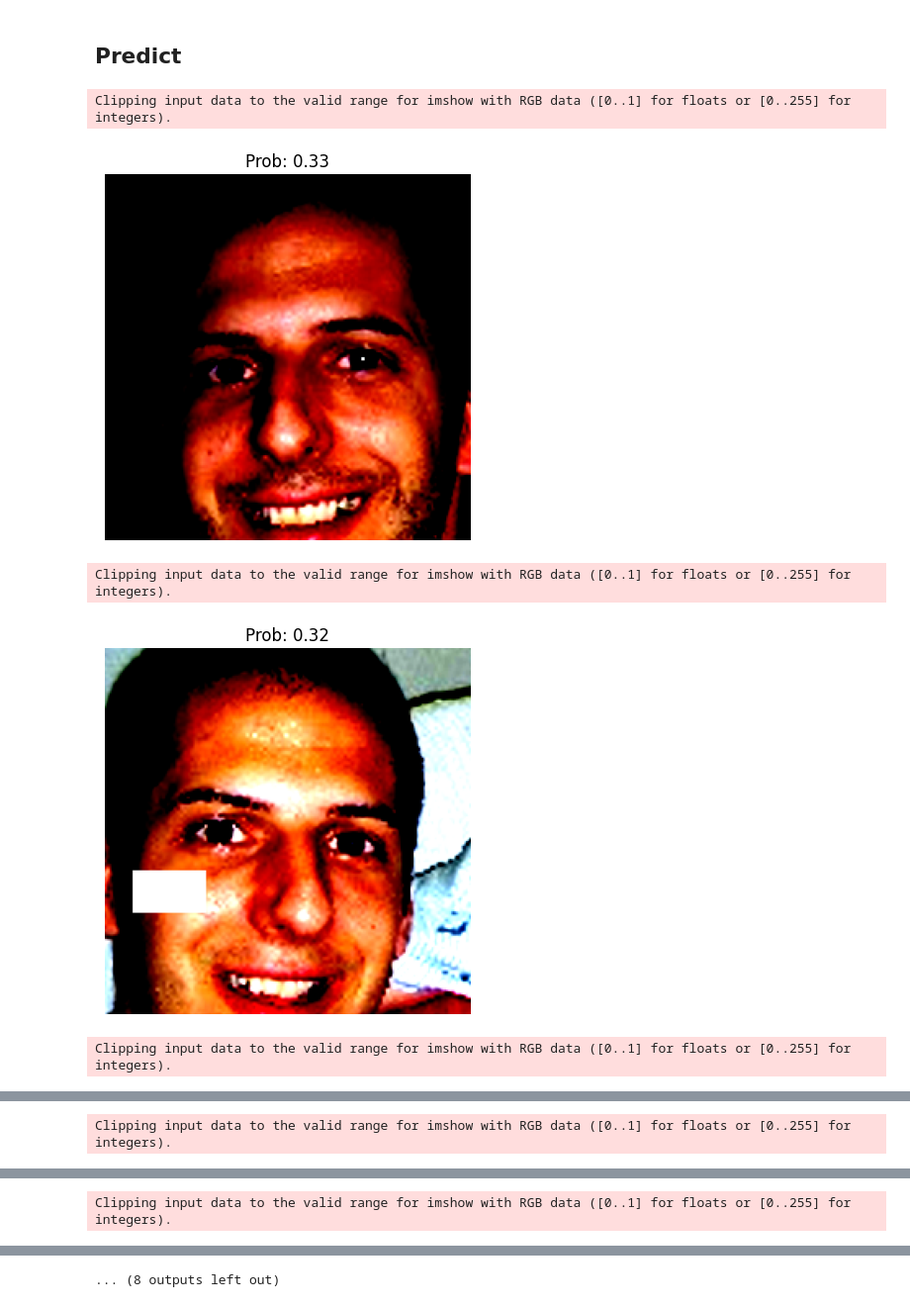
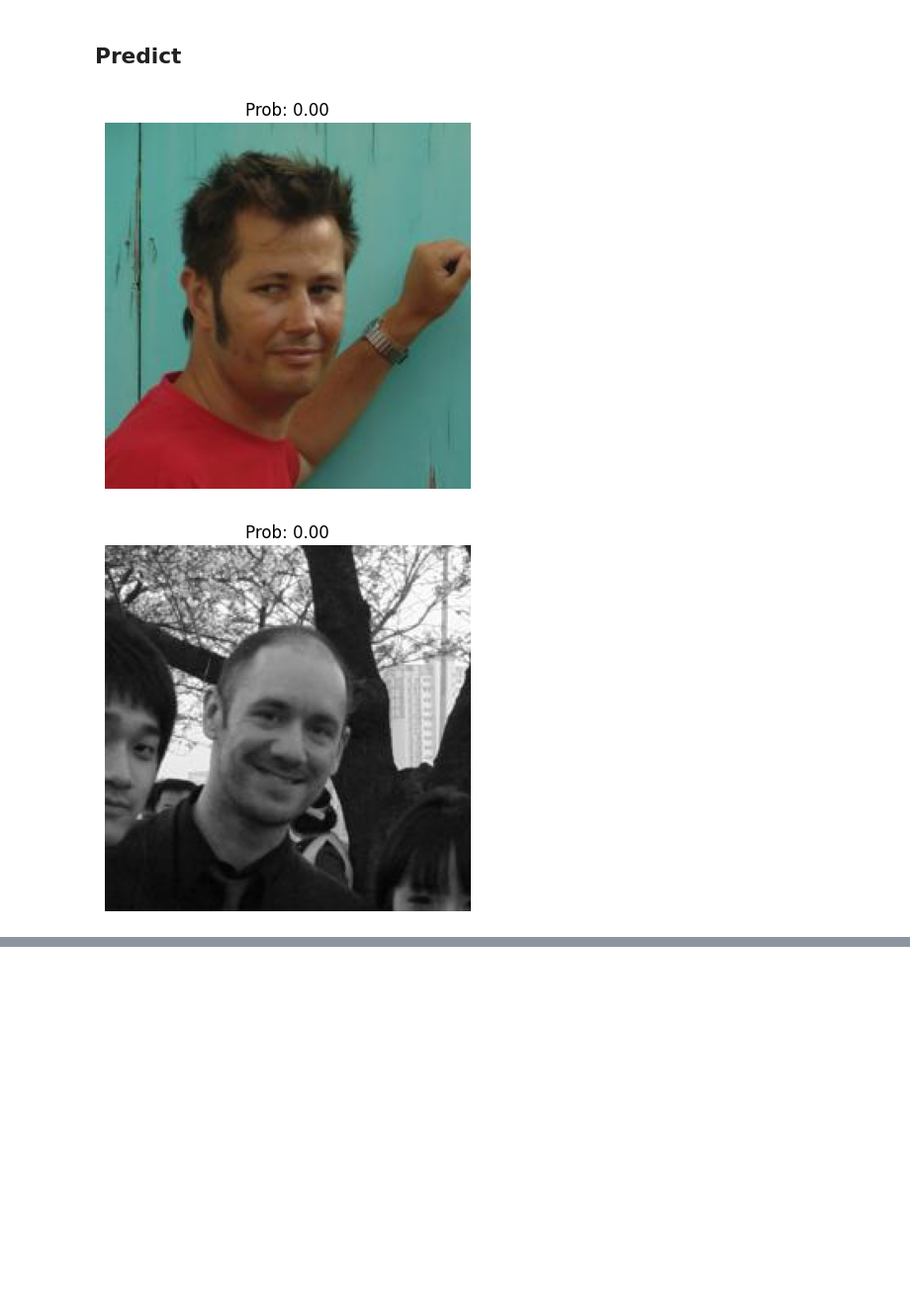
Before and after one commit to AndBoyS/hse-ml-nis, a Jupyter notebook: notebooks/Experiments.ipynb, the cells around one changed output, grey strips where cells are left out. Shown at 99% size. Drawn from its saved outputs; the diff is of its cells as text; code cells hidden in the pictures; blank space fills up the shorter version.

Commit message:
Finetune successful

```diff
--- a/notebooks/Experiments.ipynb
+++ b/notebooks/Experiments.ipynb
@@ -78,18 +21,30 @@ for im, prob in zip(ims, probs):
 # %% [markdown]
 ## Dataset to finetune the model
 # %%
+from sklearn.model_selection import train_test_split
+
 from pkg.dataset import MeGlassDataset
 from scripts.download_dataset import download_meglass
 
 data_dir = repo_dir / 'data'
 dataset_dir, labels_fp = download_meglass(data_dir)
 dataset = MeGlassDataset(dataset_dir, labels_fp)
-loader = torch.utils.data.DataLoader(dataset)
+
+dataset_len = len(dataset)
+
+train_idx = range(dataset_len)
+# Воспроизводим такие же индексы как в скрипте train.py
+# (не очень чисто но время уже поджимает)
+train_idx, test_idx = train_test_split(train_idx, test_size=0.01, random_state=42)
+val_idx, test_idx = train_test_split(test_idx, test_size=0.5, random_state=42)
+
+test_dataset = MeGlassDataset(dataset_dir, labels_fp, idx=test_idx, is_train=False)
+test_loader = torch.utils.data.DataLoader(test_dataset, shuffle=True)
 # %%
 # Примеры фото из датасета
 max_i = 0
 
-for i, batch in enumerate(loader):
+for i, batch in enumerate(test_loader):
 
     if i == max_i:
         break
@@ -118,35 +92,43 @@ train(
 # %%
 from pkg.models import GlassProbaPredictorTrained
 
-checkpoint_dir = Path('lightning_logs/version_1/checkpoints')
+def timed_predict(model, image):
+    time1 = time.time_ns()
+    prob = model.forward(image).sigmoid().item()
+    time2 = time.time_ns()
+
+    pred_time = (time2 - time1) / 10 ** 9
+    return prob, pred_time
+
+
+weights_dir = repo_dir / Path('weights')
 
 model = GlassProbaPredictorTrained.load_from_checkpoint(
-    checkpoint_dir / "epoch=12-step=1300.ckpt",
+    weights_dir / "resnet18_finetuned.ckpt",
     hf_model_name='microsoft/resnet-18',
 )
 model.eval()
 
-max_i = 10
+num_photos_to_show = 10
+pred_times = []
 
-for i, batch in enumerate(loader):
+for i, batch in enumerate(test_loader):
 
-    if i == max_i:
-        break
-
-    im = batch['image'][0]
+    im = batch['original_image'][0]
     im = np.array(im)
     im = im.transpose(1, 2, 0)
 
     with torch.no_grad():
-        prob = model.forward(batch['image']).sigmoid().item()
+        prob, pred_time = timed_predict(model, batch['image'])
 
-    plt.imshow(im)
-    plt.title(f'Prob: {prob:.2f}')
-    plt.axis('off')
-    plt.show()
+    pred_times.append(pred_time)
+
+    if i < num_photos_to_show:
+
+        plt.imshow(im)
+        plt.title(f'Prob: {prob:.2f}')
+        plt.axis('off')
+        plt.show()
 # %% [output]
-Clipping input data to the valid range for imshow with RGB data ([0..1] for floats or [0..255] for integers).
-[figure, old version]
+[figure, new version]
-Clipping input data to the valid range for imshow with RGB data ([0..1] for floats or [0..255] for integers).
-[figure, old version]
+[figure, new version]
-Clipping input data to the valid range for imshow with RGB data ([0..1] for floats or [0..255] for integers).
@@ -154 +135,0 @@ Clipping input data to the valid range for imshow with RGB data ([0..1] for floa
-Clipping input data to the valid range for imshow with RGB data ([0..1] for floats or [0..255] for integers).
@@ -156 +136,0 @@ Clipping input data to the valid range for imshow with RGB data ([0..1] for floa
-Clipping input data to the valid range for imshow with RGB data ([0..1] for floats or [0..255] for integers).
@@ -160 +138,0 @@ Clipping input data to the valid range for imshow with RGB data ([0..1] for floa
-... (8 outputs left out)
```
Also changed, not shown: parts of 10 cells of this notebook, 4 other files.
